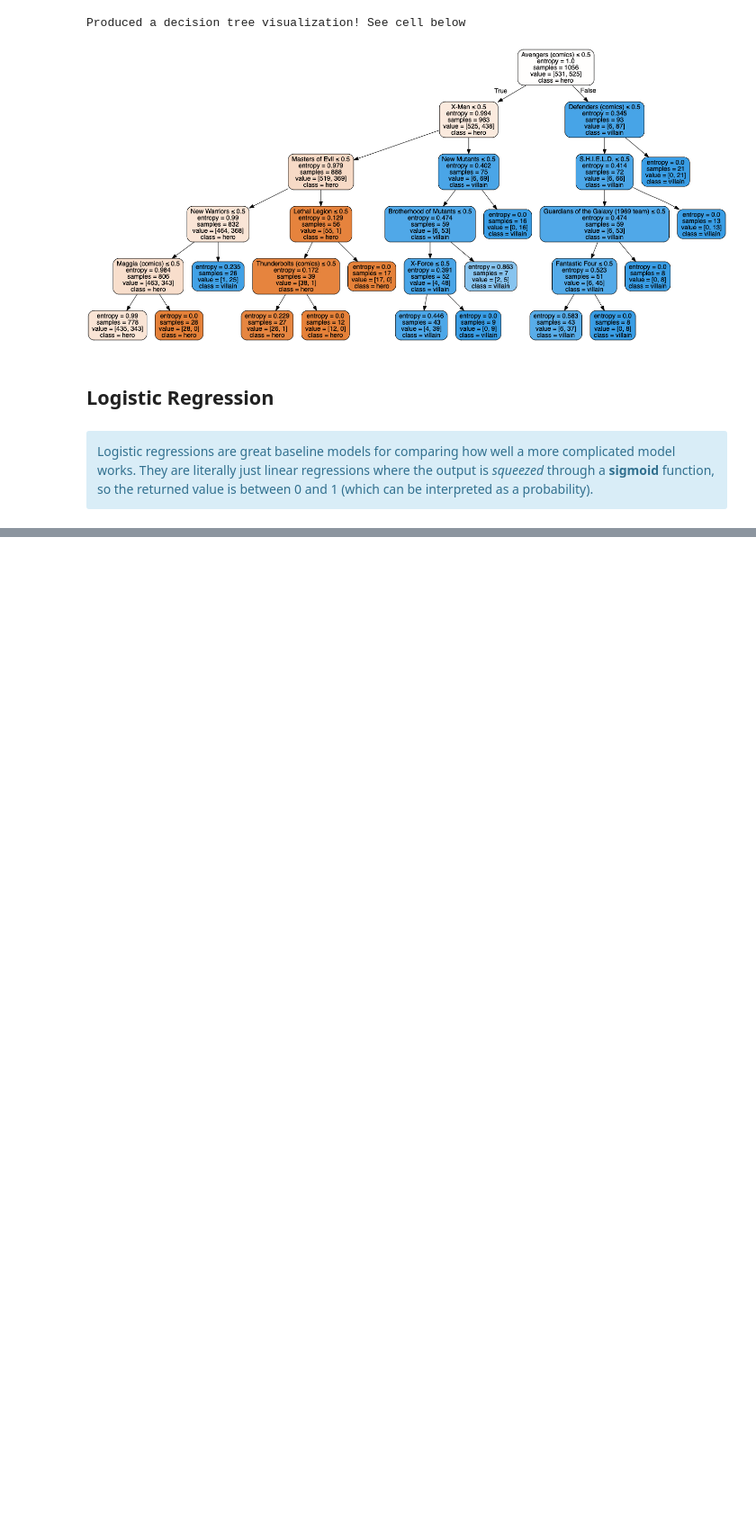
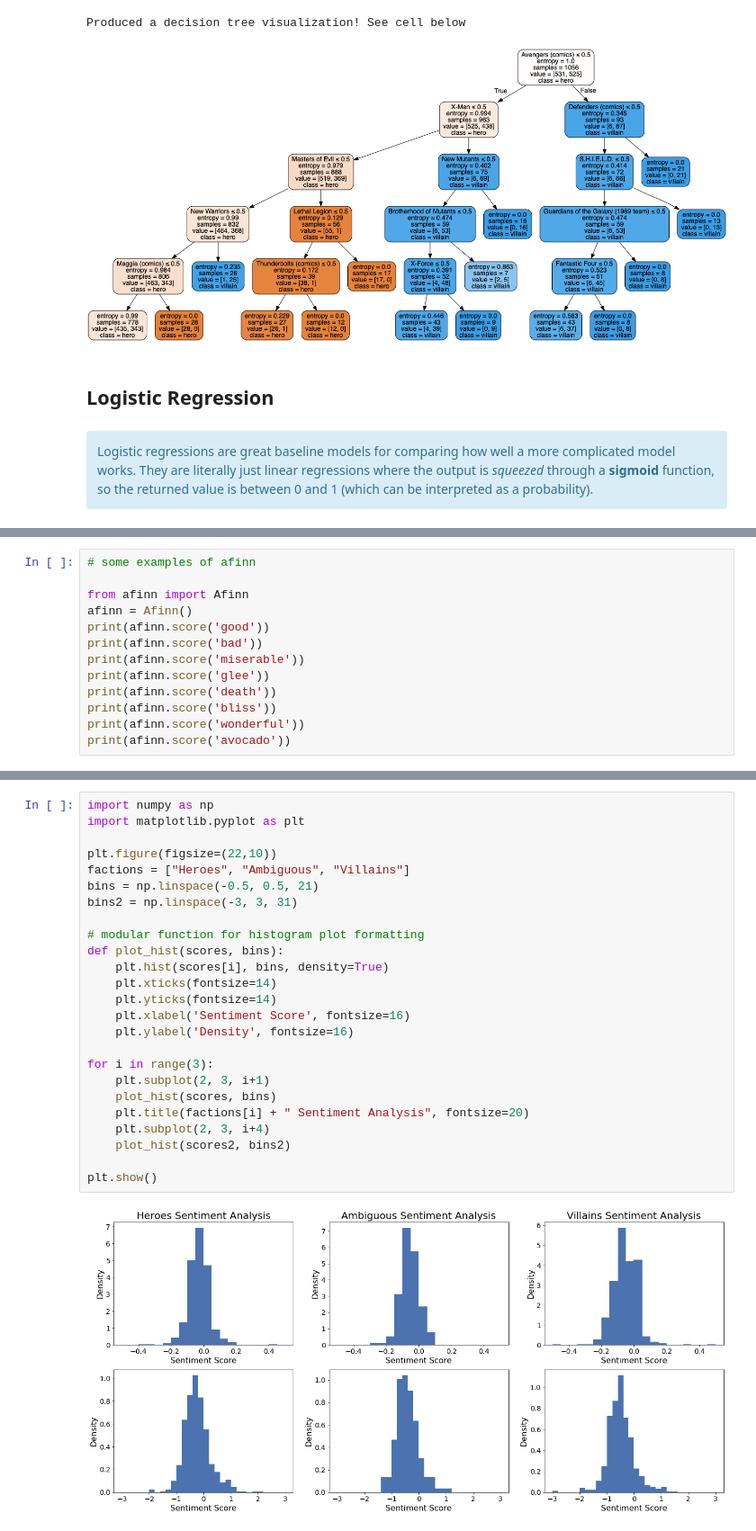
Before and after one commit to sejaldua/data-science-code-sample, a Jupyter notebook: marvel_universe.ipynb, the cells around one changed output, grey strips where cells are left out. Shown at 90% size. Saved outputs shown, nothing was run; the diff lists cells and outputs as text; blank space fills up the shorter version.

```diff
--- a/marvel_universe.ipynb
+++ b/marvel_universe.ipynb
@@ -1004,0 +1374,13 @@ so the returned value is between 0 and 1 (which can be interpreted as a probabil
+# %%
+# some examples of afinn
+
+from afinn import Afinn
+afinn = Afinn()
+print(afinn.score('good'))
+print(afinn.score('bad'))
+print(afinn.score('miserable'))
+print(afinn.score('glee'))
+print(afinn.score('death'))
+print(afinn.score('bliss'))
+print(afinn.score('wonderful'))
+print(afinn.score('avocado'))
@@ -1004,0 +1419,27 @@ so the returned value is between 0 and 1 (which can be interpreted as a probabil
+# %%
+import numpy as np
+import matplotlib.pyplot as plt
+
+plt.figure(figsize=(22,10))
+factions = ["Heroes", "Ambiguous", "Villains"]
+bins = np.linspace(-0.5, 0.5, 21)
+bins2 = np.linspace(-3, 3, 31)
+
+# modular function for histogram plot formatting
+def plot_hist(scores, bins):
+    plt.hist(scores[i], bins, density=True)
+    plt.xticks(fontsize=14)
+    plt.yticks(fontsize=14)
+    plt.xlabel('Sentiment Score', fontsize=16)
+    plt.ylabel('Density', fontsize=16)
+
+for i in range(3):
+    plt.subplot(2, 3, i+1)
+    plot_hist(scores, bins)
+    plt.title(factions[i] + " Sentiment Analysis", fontsize=20)
+    plt.subplot(2, 3, i+4)
+    plot_hist(scores2, bins2)
+
+plt.show()
+# %% [output]
+[figure, added]
```
Also changed, not shown: parts of 31 cells of this notebook, 1 other file.
